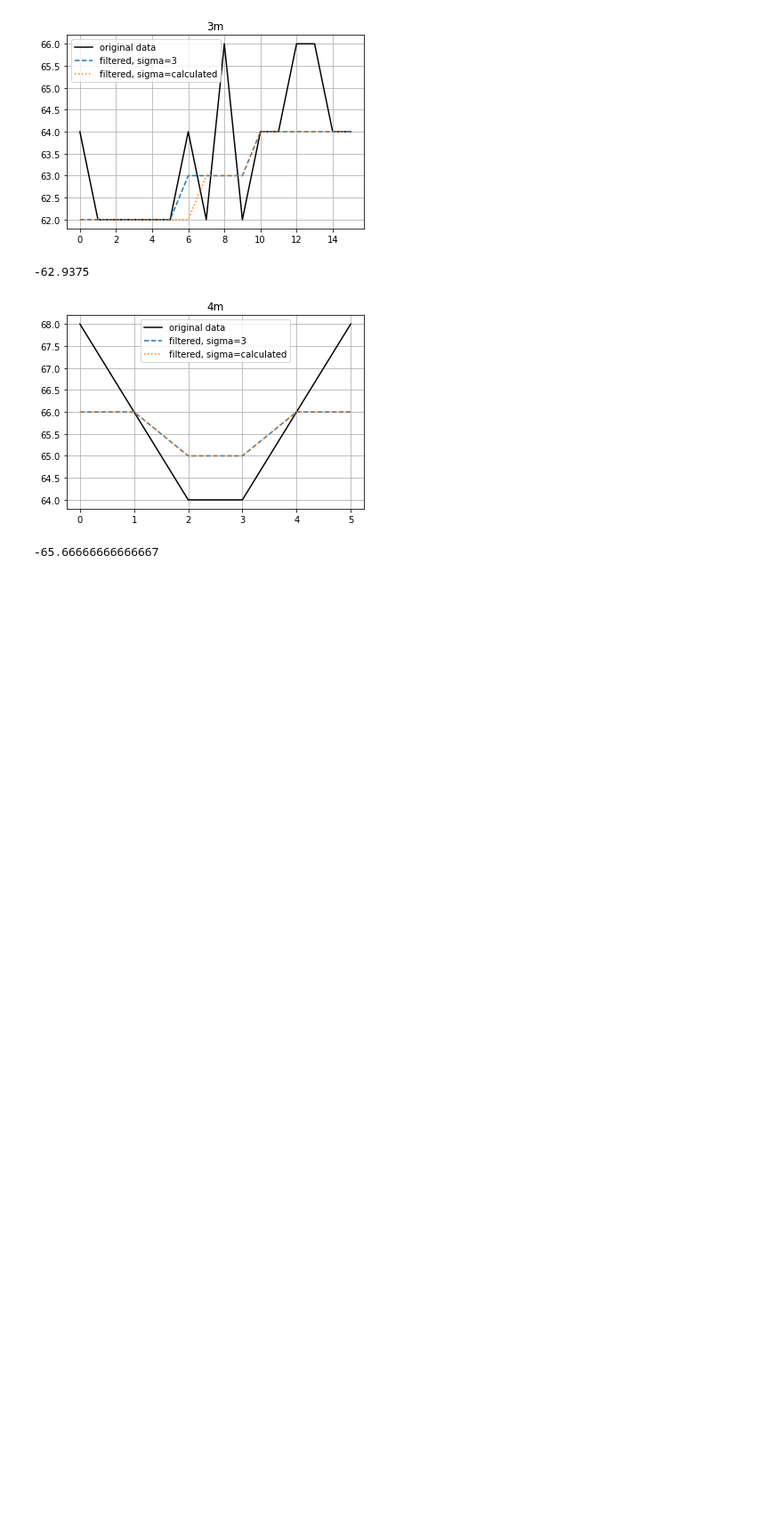
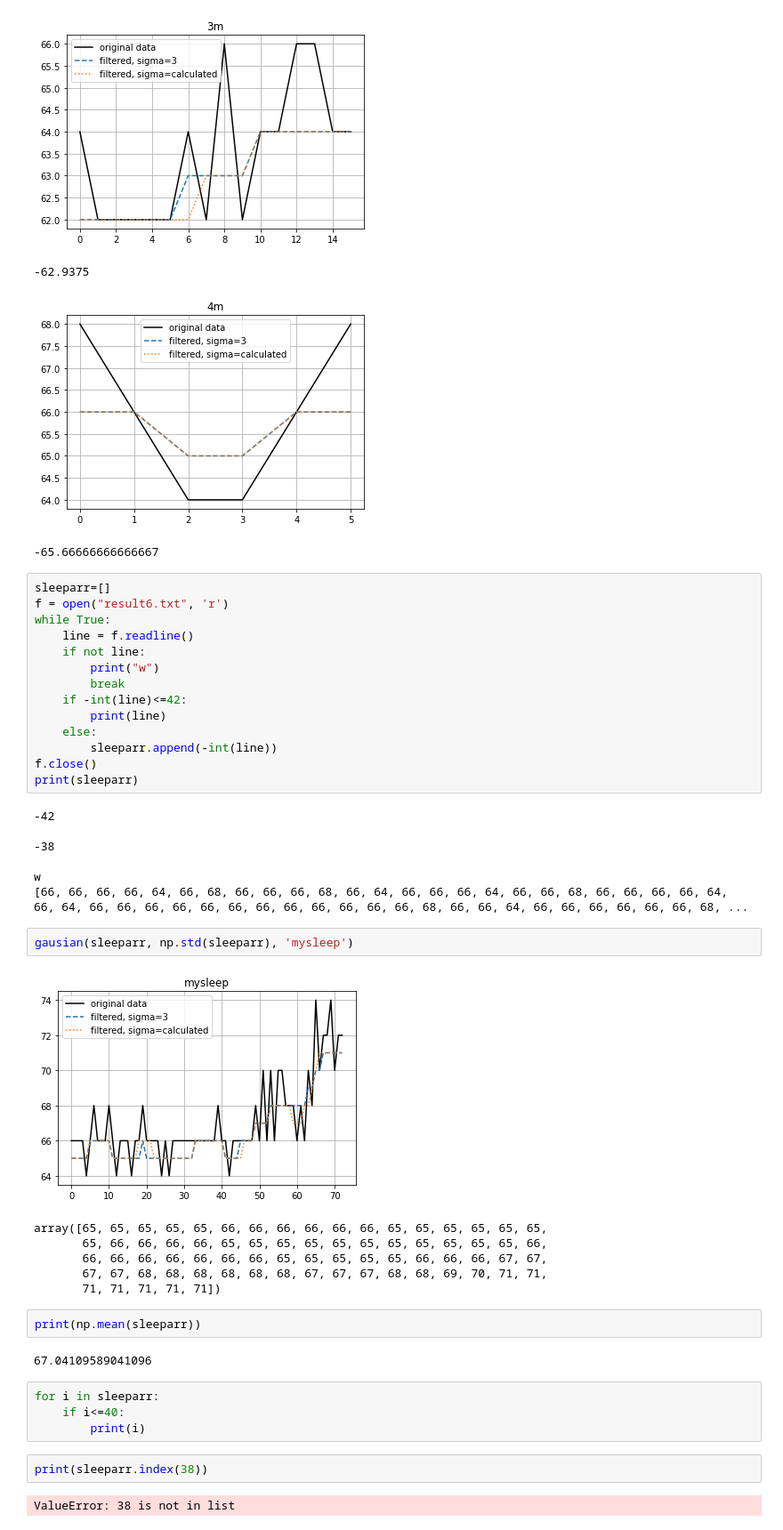
Before and after one commit to alertjjm/Python_Practice, a Jupyter notebook: gausian.ipynb, the cells around one changed output. Shown: that part at 89% size. Cells and saved outputs as stored; diff of their text form; blank space fills up the shorter version.

```diff
--- a/gausian.ipynb
+++ b/gausian.ipynb
@@ -46,3 +46,45 @@ print(-np.mean(_4mlist))
 -62.9375
 [figure]
 -65.66666666666667
+# %%
+sleeparr=[]
+f = open("result6.txt", 'r')
+while True:
+    line = f.readline()
+    if not line:
+        print("w")
+        break
+    if -int(line)<=42:
+        print(line)
+    else:
+        sleeparr.append(-int(line))
+f.close()
+print(sleeparr)
+# %% [output]
+-42
+
+-38
+
+w
+[66, 66, 66, 66, 64, 66, 68, 66, 66, 66, 68, 66, 64, 66, 66, 66, 64, 66, 66, 68, 66, 66, 66, 66, 64, 66, 64, 66, 66, 66, 66, 66, 66, 66, 66, 66, 66, 66, 66, 68, 66, 66, 64, 66, 66, 66, 66, 66, 66, 68, ...
+# %%
+gausian(sleeparr, np.std(sleeparr), 'mysleep')
+# %% [output]
+[figure, added]
+array([65, 65, 65, 65, 65, 66, 66, 66, 66, 66, 66, 65, 65, 65, 65, 65, 65,
+       65, 66, 66, 66, 66, 65, 65, 65, 65, 65, 65, 65, 65, 65, 65, 65, 66,
+       66, 66, 66, 66, 66, 66, 66, 65, 65, 65, 65, 65, 66, 66, 66, 67, 67,
+       67, 67, 68, 68, 68, 68, 68, 68, 67, 67, 67, 68, 68, 69, 70, 71, 71,
+       71, 71, 71, 71, 71])
+# %%
+print(np.mean(sleeparr))
+# %% [output]
+67.04109589041096
+# %%
+for i in sleeparr:
+    if i<=40:
+        print(i)
+# %%
+print(sleeparr.index(38))
+# %% [output]
+ValueError: 38 is not in list
```
Also changed, not shown: 2 other files.
